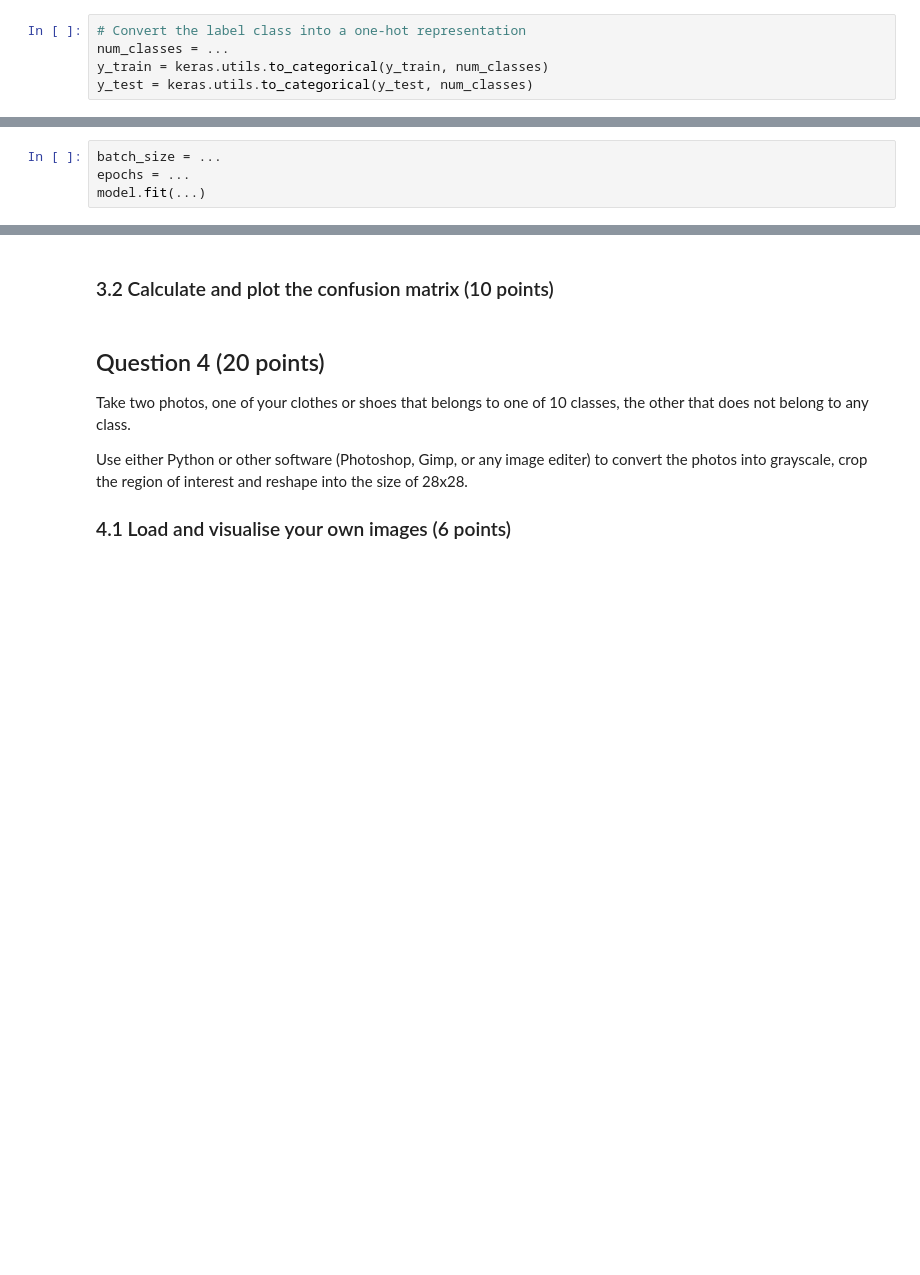
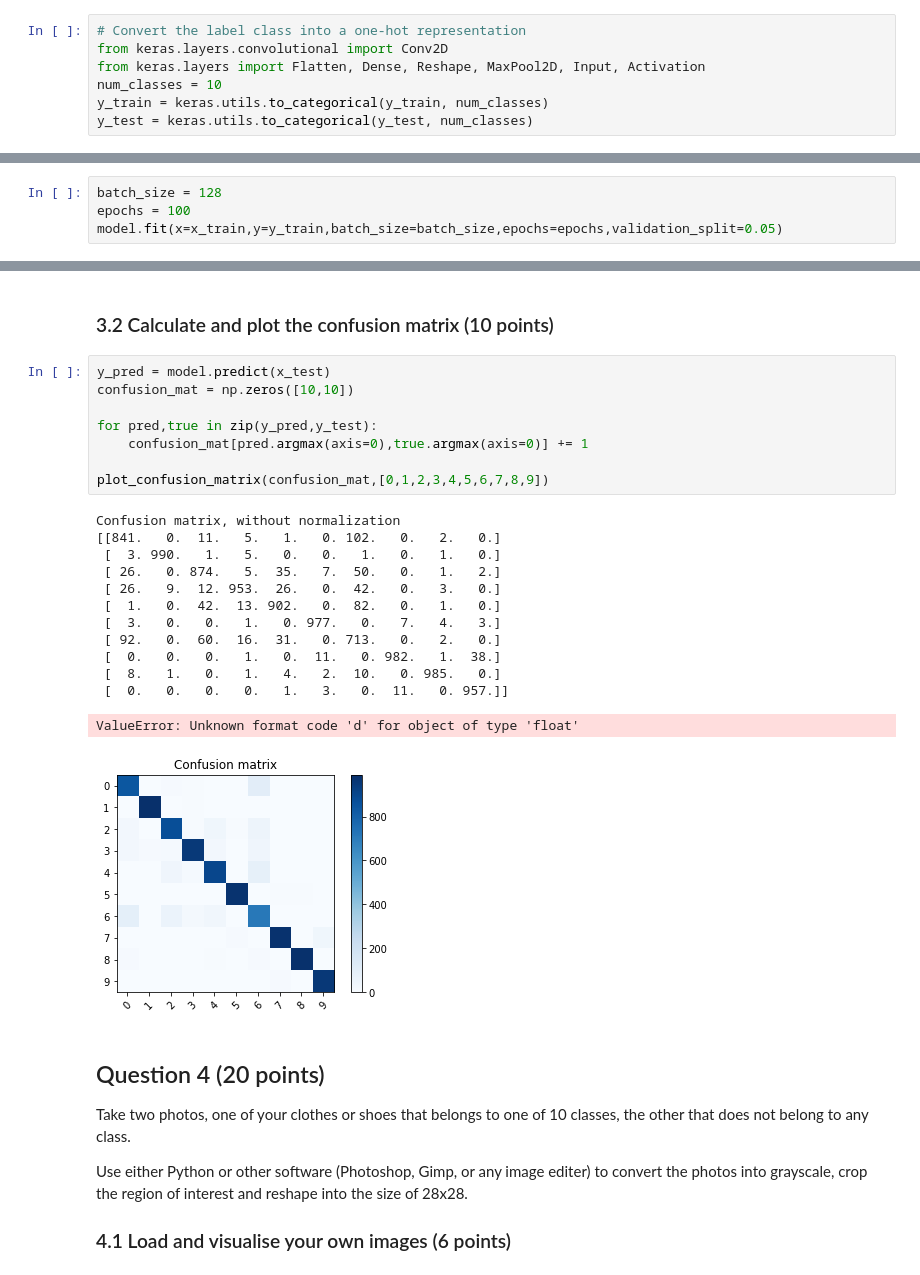
Before and after one commit to sunsumo555/cv_cw2, a Jupyter notebook: coursework_2.ipynb, the cells around one changed output, grey strips where cells are left out. Drawn from its saved outputs; the diff is of its cells as text; blank space fills up the shorter version.

```diff
--- a/coursework_2.ipynb
+++ b/coursework_2.ipynb
@@ -79,6 +110,8 @@ Is the dataset balanced? What would happen if the dataset is not balanced in the
 Build a neural network and train it with the Fashion-MNIST dataset. Here, we use the keras library, which is a high-level neural network library built upon tensorflow.
 # %%
 # Convert the label class into a one-hot representation
-num_classes = ...
+from keras.layers.convolutional import Conv2D
+from keras.layers import Flatten, Dense, Reshape, MaxPool2D, Input, Activation
+num_classes = 10
 y_train = keras.utils.to_categorical(y_train, num_classes)
 y_test = keras.utils.to_categorical(y_test, num_classes)
@@ -96,7 +176,7 @@ print(model.summary())
 ### 2.2 Define the optimisation parameters including the batch size and the number of epochs and then run the optimiser. (10 points)
 
 We have tested that for an appropriate network architecture, on a personal laptop and with only CPU, it takes about a few seconds per epoch to train the network. For 100 epochs, it takes about a coffee break's time to finish the training. If you run it on a powerful GPU, it would be even much faster.
-# %%
-batch_size = ...
-epochs = ...
-model.fit(...)
+# %%
+batch_size = 128
+epochs = 100
+model.fit(x=x_train,y=y_train,batch_size=batch_size,epochs=epochs,validation_split=0.05)
@@ -147,5 +253,27 @@ def plot_confusion_matrix(cm, classes, normalize=False, title='Confusion matrix'
 # %% [markdown]
 ### 3.2 Calculate and plot the confusion matrix (10 points)
+# %%
+y_pred = model.predict(x_test)
+confusion_mat = np.zeros([10,10])
+
+for pred,true in zip(y_pred,y_test):
+    confusion_mat[pred.argmax(axis=0),true.argmax(axis=0)] += 1
+
+plot_confusion_matrix(confusion_mat,[0,1,2,3,4,5,6,7,8,9])
+# %% [output]
+Confusion matrix, without normalization
+[[841.   0.  11.   5.   1.   0. 102.   0.   2.   0.]
+ [  3. 990.   1.   5.   0.   0.   1.   0.   1.   0.]
+ [ 26.   0. 874.   5.  35.   7.  50.   0.   1.   2.]
+ [ 26.   9.  12. 953.  26.   0.  42.   0.   3.   0.]
+ [  1.   0.  42.  13. 902.   0.  82.   0.   1.   0.]
+ [  3.   0.   0.   1.   0. 977.   0.   7.   4.   3.]
+ [ 92.   0.  60.  16.  31.   0. 713.   0.   2.   0.]
+ [  0.   0.   0.   1.   0.  11.   0. 982.   1.  38.]
+ [  8.   1.   0.   1.   4.   2.  10.   0. 985.   0.]
+ [  0.   0.   0.   0.   1.   3.   0.  11.   0. 957.]]
+ValueError: Unknown format code 'd' for object of type 'float'
+[figure, added]
 # %% [markdown]
 ## Question 4 (20 points)
 Take two photos, one of your clothes or shoes that belongs to one of 10 classes, the other that does not belong to any class.
```
Also changed, not shown: parts of 14 cells of this notebook, 5 other files.
